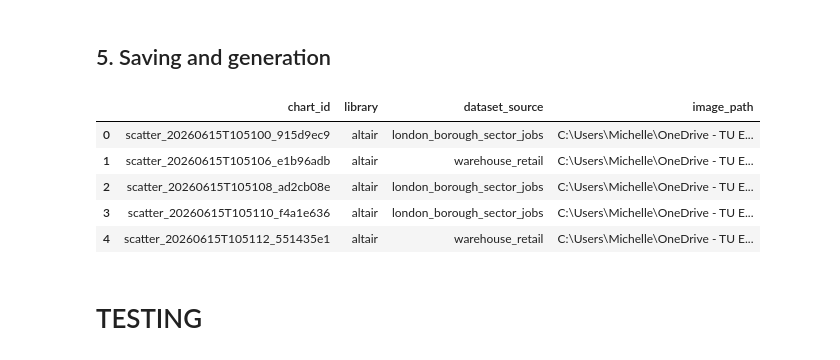
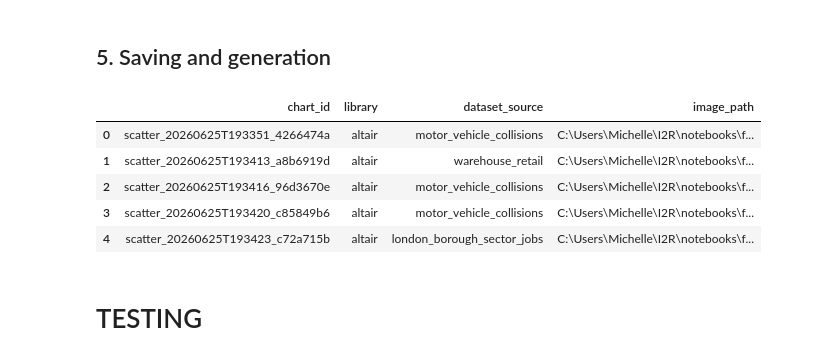
Before and after one commit to michellerosehb/I2R, a Jupyter notebook: notebooks/final_notebook_v1/notebooks/scatter_generator_FINAL.ipynb, the cells around one changed output. Drawn from its saved outputs; the diff is of its cells as text; code cells hidden in the pictures.

```diff
--- a/notebooks/final_notebook_v1/notebooks/scatter_generator_FINAL.ipynb
+++ b/notebooks/final_notebook_v1/notebooks/scatter_generator_FINAL.ipynb
@@ -46,8 +46,12 @@ if PROJECT.name == "notebooks":
 #DATA_TRAIN = PROJECT / "data" / "train"
 
 DATA_TRAIN = Path(r"C:\Users\Michelle\I2R\data\train")
+
 # Normal generated outputs
 OUT_ROOT = Path(r"C:\Users\Michelle\OneDrive - TU Eindhoven\I2R_dataset\scatterplots")
+
+# generated outputs
+SCATTER_OUT_ROOT_GENERATED = Path(r"C:\Users\Michelle\I2R\notebooks\final_notebook_v1\outputs\generated\scatterplots")
 
 # Testing outputs
 SCATTER_TESTING_ROOT = PROJECT / "testing" / "scatter_testing"
@@ -55,7 +59,9 @@ SCATTER_TESTING_ROOT = PROJECT / "testing" / "scatter_testing"
 OUT_ROOT.mkdir(parents=True, exist_ok=True)
 SCATTER_TESTING_ROOT.mkdir(parents=True, exist_ok=True)
 
-CLEAR_OUTPUT = False
+#CLEAR_OUTPUT = False
+CLEAR_OUTPUT = True
+
 LIBRARIES = ["altair", "matplotlib", "seaborn", "plotly"]
 
 # Use metadata for consistency
@@ -751,6 +1044,7 @@ def get_loader(name: str):
     loaders = {
         "load_warehouse_retail":           load_warehouse_retail,
         "load_london_borough_sector_jobs": load_london_borough_sector_jobs,
+        "load_motor_vehicle_collisions":   load_motor_vehicle_collisions,
     }
     return loaders.get(name)
 
@@ -3488,34 +3842,34 @@ def generate_batch(
 #             seed += 1
 #     return metas
 # %%
-ensure_output_dirs(OUT_ROOT)
+#ensure_output_dirs(OUT_ROOT)
 
 weights = OBSERVED_WEIGHTS
 
 generation_plan = {
     "altair":     25,
     "matplotlib": 25,
     "seaborn":    25,
     "plotly":     25,
 }
 
 metas = generate_batch(
-    out_root=OUT_ROOT,
-    dataset_source="warehouse_retail",
+    out_root=SCATTER_OUT_ROOT_GENERATED,
+    dataset_source="mixed",
     generation_plan=generation_plan,
     param_stats=weights,
-    datasets=DATASETS,   # pass real datasets here; set to None for synthetic only
+    datasets=DATASETS,
     start_seed=1000,
 )
 
 pd.DataFrame(metas)[["chart_id", "library", "dataset_source", "image_path"]].head()
 # %% [output]
 |  | chart_id | library | dataset_source | image_path |
-| 0 | scatter_20260615T105100_915d9ec9 | altair | london_borough_sector_jobs | C:\Users\Michelle\OneDrive - TU E... |
-| 1 | scatter_20260615T105106_e1b96adb | altair | warehouse_retail | C:\Users\Michelle\OneDrive - TU E... |
-| 2 | scatter_20260615T105108_ad2cb08e | altair | london_borough_sector_jobs | C:\Users\Michelle\OneDrive - TU E... |
-| 3 | scatter_20260615T105110_f4a1e636 | altair | london_borough_sector_jobs | C:\Users\Michelle\OneDrive - TU E... |
-| 4 | scatter_20260615T105112_551435e1 | altair | warehouse_retail | C:\Users\Michelle\OneDrive - TU E... |
+| 0 | scatter_20260625T193351_4266474a | altair | motor_vehicle_collisions | C:\Users\Michelle\I2R\notebooks\f... |
+| 1 | scatter_20260625T193413_a8b6919d | altair | warehouse_retail | C:\Users\Michelle\I2R\notebooks\f... |
+| 2 | scatter_20260625T193416_96d3670e | altair | motor_vehicle_collisions | C:\Users\Michelle\I2R\notebooks\f... |
+| 3 | scatter_20260625T193420_c85849b6 | altair | motor_vehicle_collisions | C:\Users\Michelle\I2R\notebooks\f... |
+| 4 | scatter_20260625T193423_c72a715b | altair | london_borough_sector_jobs | C:\Users\Michelle\I2R\notebooks\f... |
 # %% [markdown]
 # TESTING
 # %% [markdown]
```
Also changed, not shown: parts of 5 cells of this notebook, 4 other files.
